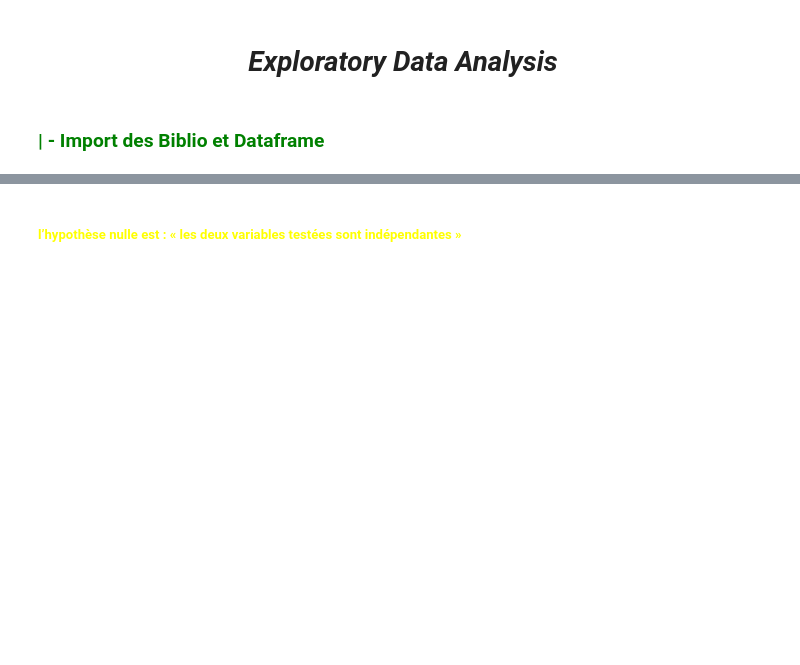
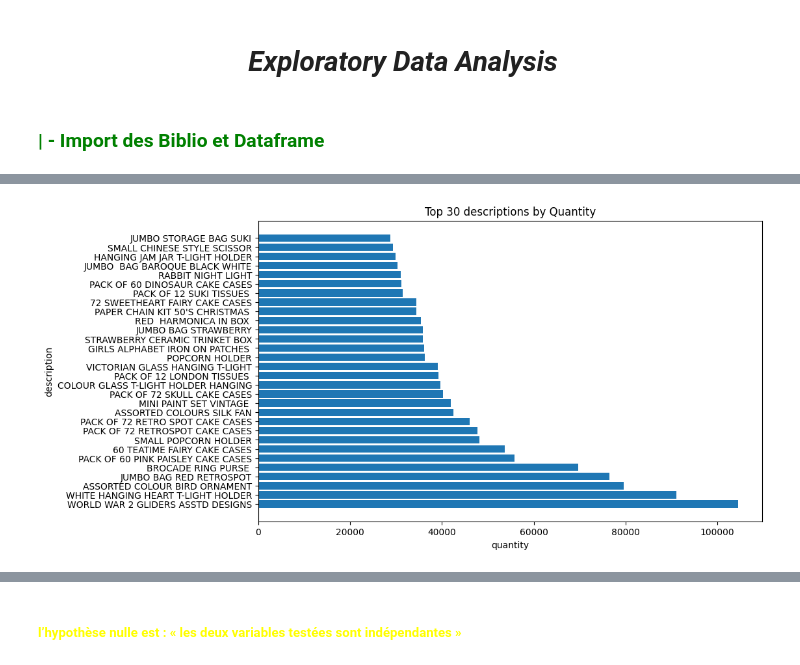
Before and after one commit to Noura-ou/projet_segmentation_client, a Jupyter notebook: src/03- Data_Analysis.ipynb, the cells around one changed output, grey strips where cells are left out. Saved outputs shown, nothing was run; the diff lists cells and outputs as text; code cells hidden in the pictures; blank space fills up the shorter version.

```diff
--- a/src/03- Data_Analysis.ipynb
+++ b/src/03- Data_Analysis.ipynb
@@ -54,0 +72,2 @@ df = data[~data["invoice"].str.contains("C", na = False)]
+# %%
+descr_quant = data.groupby("description").agg({"quantity": "sum"}).sort_values("quantity", ascending=False)
@@ -54,0 +94,12 @@ df = data[~data["invoice"].str.contains("C", na = False)]
+# %%
+top_n = 30  # Adjust the number of bars to show
+
+top_descriptions = descr_quant.head(top_n)
+plt.figure(figsize=(10, 6))
+plt.barh(top_descriptions.index, top_descriptions['quantity'])
+plt.xlabel('quantity')
+plt.ylabel('description')
+plt.title('Top {} descriptions by Quantity'.format(top_n))
+plt.show()
+# %% [output]
+[figure, added]
```
Also changed, not shown: parts of 14 cells of this notebook, 3 other files.
